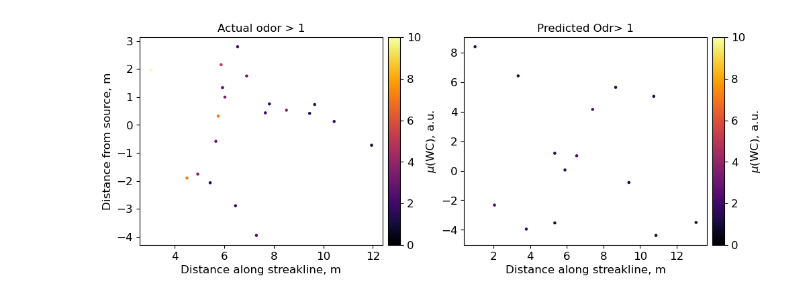
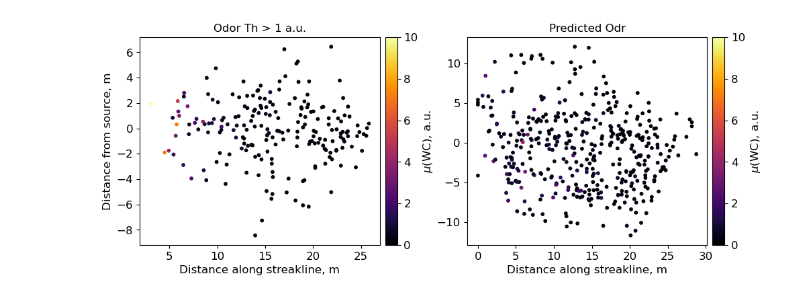
Before and after one commit to arunavanag591/COSMOS, a Jupyter notebook: train_distribution.ipynb, the cells around one changed output. Cells and saved outputs as stored; diff of their text form; code cells hidden in the pictures.

```diff
--- a/train_distribution.ipynb
+++ b/train_distribution.ipynb
@@ -351,39 +289,49 @@ df['predicted_sample'] = predicted_sample_padded
+# %%
+test=pd.read_hdf(fp)
+# %%
+padding_length = len(test) - len(predicted_sample)
+
+# Pad zeros at the end of predicted_sample
+predicted_sample_padded = np.pad(predicted_sample, (0, padding_length), 'constant', constant_values=(0))
+
+# Assign the padded array to your DataFrame
+test['predicted_odor'] = predicted_sample_padded
 # %%
 # test['scaled_odor']=scale_data(test.odor)
-query='odor>1'
-df1 = df.query(query)
+query='odor>0.1'
+df = test.query(query)
+df.reset_index(drop=True, inplace=True)
+
+query1='predicted_odor>0.1'
+df1 = test.query(query1)
 df1.reset_index(drop=True, inplace=True)
-
-query1='predicted_sample>1'
-df2 = df.query(query1)
-df2.reset_index(drop=True, inplace=True)
 # %%
 f,(ax1,ax2)=plt.subplots(1,2,figsize=(10,4))
-v = ax1.scatter(df1.distance_along_streakline, df1.nearest_from_streakline, c=df1.odor,
-             s=5, cmap='inferno', vmin=0,vmax=10)
+v = ax1.scatter(df.distance_along_streakline, df.nearest_from_streakline, c=df.odor,
+             s=10, cmap='inferno', vmin=0,vmax=10)
 
-ax1.set_title('Actual odor > 1')
+ax1.set_title('Odor Th > 1 a.u.')
 ax1.set_ylabel('Distance from source, m')
 ax1.set_xlabel('Distance along streakline, m')
 divider = make_axes_locatable(ax1)
 cax = divider.append_axes('right', size='5%', pad=0.08)
 cbar=f.colorbar(v, cax=cax, orientation = 'vertical')
 cbar.solids.set(alpha=1)
 cbar.set_label('$\mu$(WC), a.u.')
 
-w = ax2.scatter(df2.distance_along_streakline, df2.nearest_from_streakline, c=df2.predicted_sample,
-             s=5, cmap='inferno', vmin=0,vmax=10)
+w = ax2.scatter(df1.distance_along_streakline, df1.nearest_from_streakline, c=df1.predicted_odor,
+             s=10, cmap='inferno', vmin=0,vmax=10)
 
-ax2.set_title('Predicted Odr> 1')
+ax2.set_title('Predicted Odr')
 # ax2.set_ylabel('Distance from source, m')
 ax2.set_xlabel('Distance along streakline, m')
 divider = make_axes_locatable(ax2)
 cax = divider.append_axes('right', size='5%', pad=0.08)
 cbar=f.colorbar(w, cax=cax, orientation = 'vertical')
 cbar.solids.set(alpha=1)
 cbar.set_label('$\mu$(WC), a.u.')
 
 f.tight_layout(pad=1)
 mpl_functions.set_fontsize(f, 12)
 # %% [output]
-[figure, old version]
+[figure, new version]
```
Also changed, not shown: parts of 12 cells of this notebook, 2 other files.
